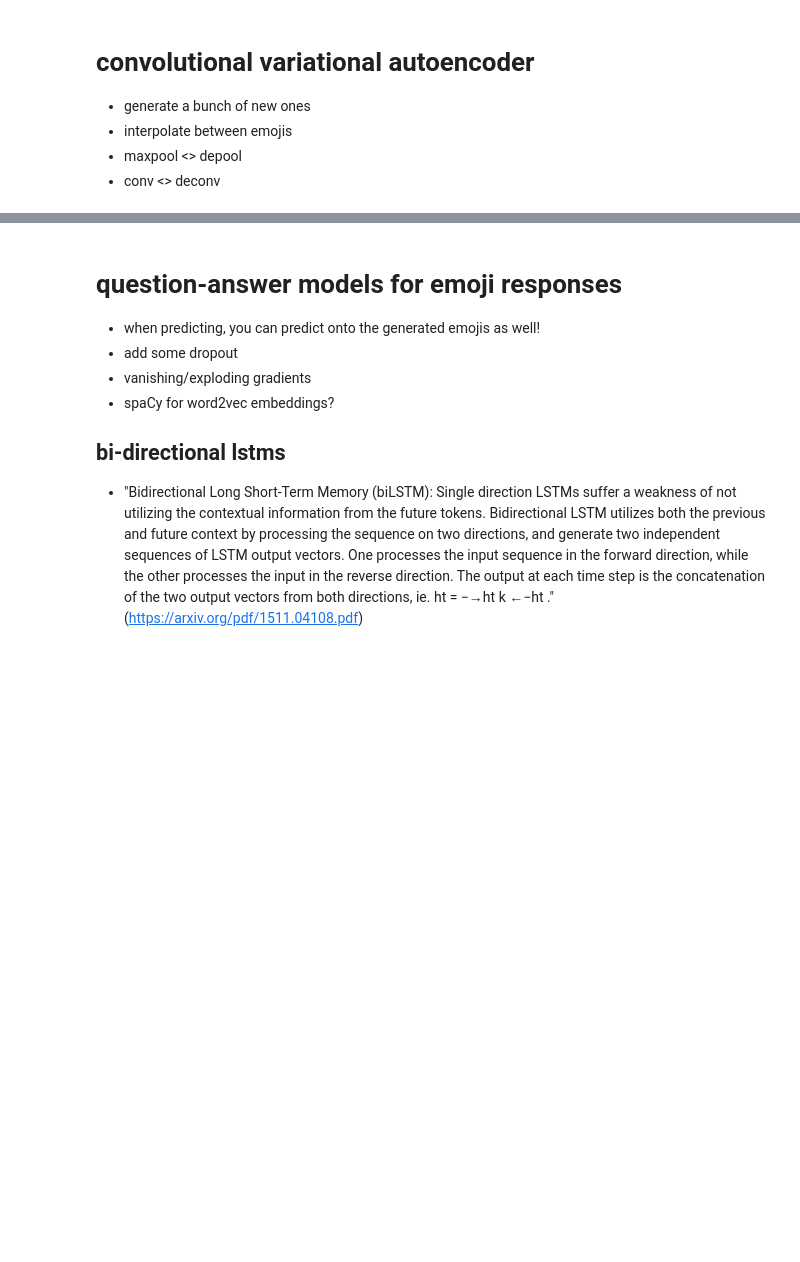
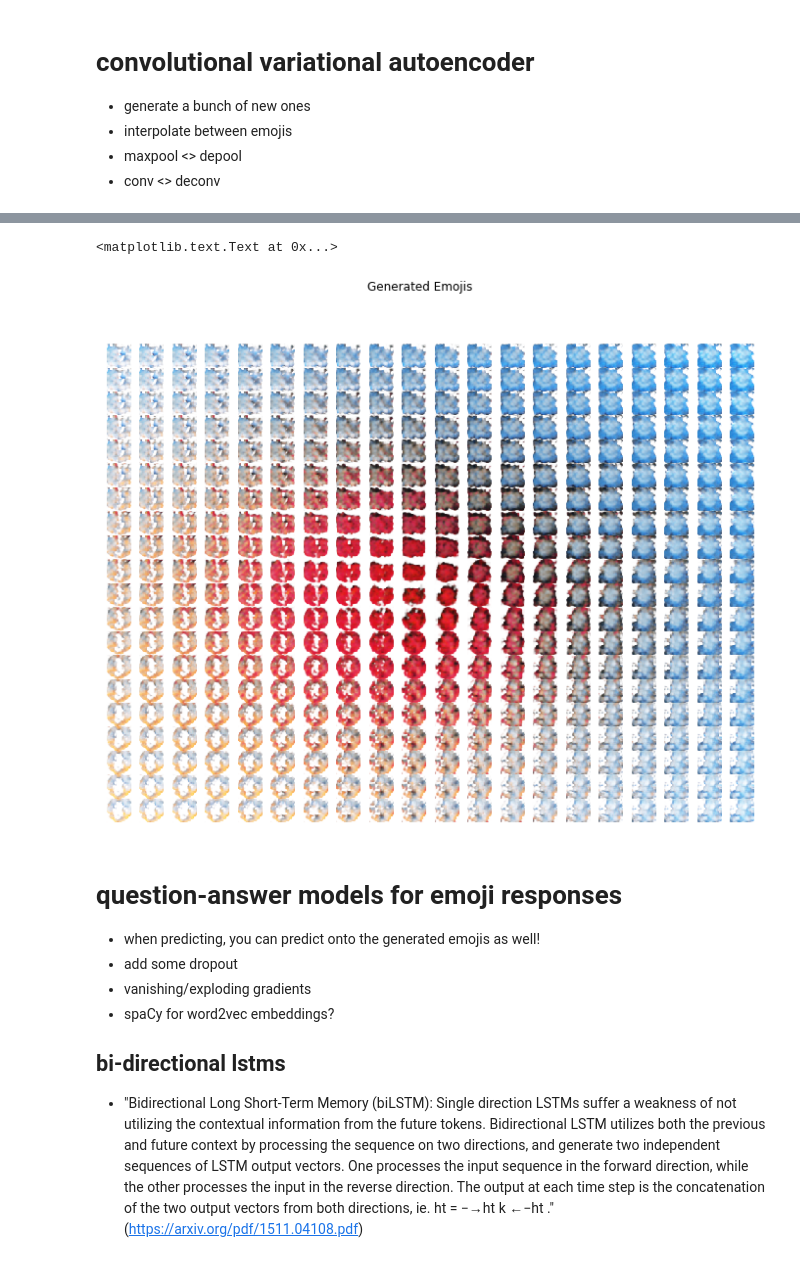
Before and after one commit to cavaunpeu/neurally-embedded-emojis, a Jupyter notebook: neurally-embedded-emojis.ipynb, the cells around one changed output, grey strips where cells are left out. Cells and saved outputs as stored; diff of their text form; code cells hidden in the pictures; blank space fills up the shorter version.

Commit message:
add plot with generated emojis

```diff
--- a/neurally-embedded-emojis.ipynb
+++ b/neurally-embedded-emojis.ipynb
@@ -176,3 +237,32 @@ display_prediction(preds[0])
+# %%
+def compose_code(first_half, second_half):
+    return 8 * [first_half] + 8 * [second_half]
+
+
+ticks = 20
+axis = np.linspace(-2, 2, ticks)
+
+
+linspace_codes = [compose_code(i, j) for i, j in product(axis, axis)]
+generated_emojis = decoder.predict(linspace_codes)
+# %%
+n_rows = n_cols = ticks
+
+plt.figure(figsize=(12, 9))
+gs = gridspec.GridSpec(n_rows, n_cols, wspace=.01, hspace=0)
+
+for i, (r, c) in enumerate(product(range(n_rows), range(n_cols))):
+    ax = plt.subplot(gs[i])
+    ax.set_xticks([])
+    ax.set_yticks([])
+    ax.axis('off')
+    ax.imshow(generated_emojis[i])
+
+plt.suptitle('Generated Emojis')
+# plt.savefig('figures/features.png', bbox_inches='tight')
+# %% [output]
+<matplotlib.text.Text at 0x...>
+[figure, added]
 # %% [markdown]
 # question-answer models for emoji responses
 - when predicting, you can predict onto the generated emojis as well!
```
Also changed, not shown: parts of 14 cells of this notebook.
